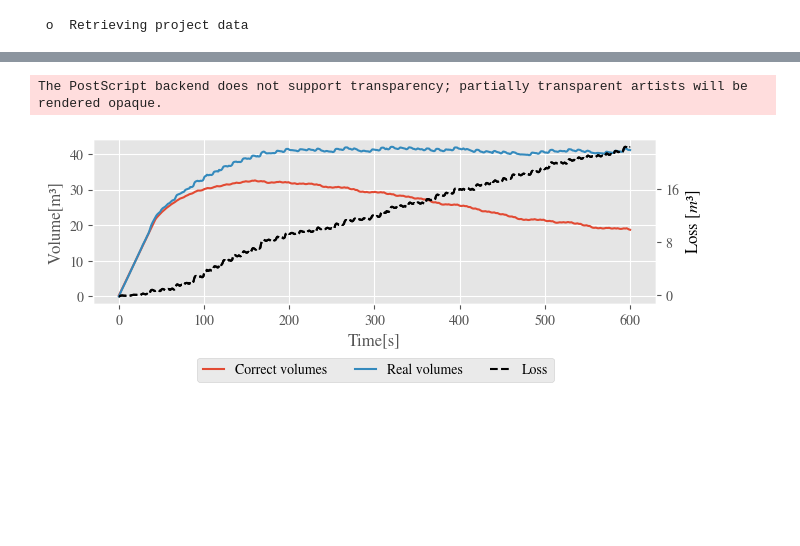
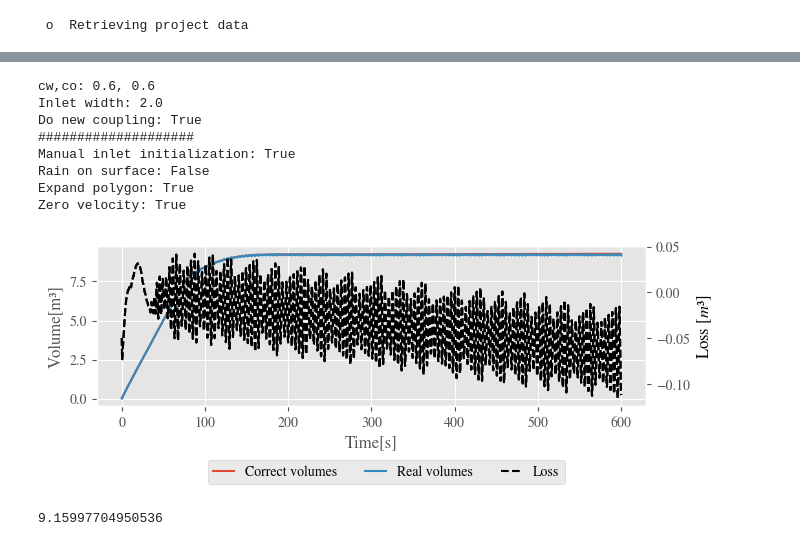
Before and after one commit to antjsor/anuga_drainage, a Jupyter notebook: simple_culvert_example/long_culvert_3inlets.ipynb, the cells around one changed output, grey strips where cells are left out. Cells and saved outputs as stored; diff of their text form; code cells hidden in the pictures; blank space fills up the shorter version.

Commit message:
mass balance fixed for 3 inlets simple culvert

```diff
--- a/simple_culvert_example/long_culvert_3inlets.ipynb
+++ b/simple_culvert_example/long_culvert_3inlets.ipynb
@@ -112,0 +197,11 @@ link_volume_0 = swmm_culvert1.volume + swmm_culvert2.volume +swmm_culvert3.volum
+# %%
+if manual_inlet_init:
+    inlet1_anuga_inlet_op.inlet.region.plot_region_v2()
+    inlet2_anuga_inlet_op.inlet.region.plot_region_v2()
+    inlet3_anuga_inlet_op.inlet.region.plot_region_v2()
+    outlet_anuga_inlet_op.inlet.region.plot_region_v2()
+
+else:
+    for node in Nodes(sim):
+        if node.is_junction():
+            inlet_operators[node.nodeid].inlet.region.plot_region_v2()
@@ -447,44 +473,76 @@ date and time = 07/03/2023 14:44:56
+# %%
+print(f'cw,co: {cw}, {co}')
+print(f'Inlet width: {inlet_width}')
+print(f'Do new coupling: {do_new_coupling}')
+print(20*'#')
+print(f'Manual inlet initialization: {manual_inlet_init}')
+print(f'Rain on surface: {do_surf_rain}')
+print(f'Expand polygon: {expand_polygon}')
+print(f'Zero velocity: {zero_velocity}')
+# %% [output]
+cw,co: 0.6, 0.6
+Inlet width: 2.0
+Do new coupling: True
+####################
+Manual inlet initialization: True
+Rain on surface: False
+Expand polygon: True
+Zero velocity: True
 # %%
 inch = 2.54
 fig_size = 17
 
 fig_size = fig_size/inch
 fig_aspect = 3
 fig, ax = plt.subplots(1,1)
 fig.set_size_inches(fig_size, fig_size/fig_aspect, forward=True)
 
 ax.plot(time_series,correct_vols,label = 'Correct volumes')
 ax.plot(time_series,real_vols, label = 'Real volumes')
 ax.set_xlabel('Time[s]')
 ax.set_ylabel('Volume[m³]')
 
 diff_ax = ax.twinx()
 diff_ax.plot(time_series,losses,label = 'Loss',color = 'k',linestyle = '--')
 diff_ax.plot(time_series,np.array(real_vols)- np.array(correct_vols),label = 'Loss',color = 'k',linestyle = '--')
 
 diff_ax.grid(False)
 diff_ax.set_ylabel('Loss [$m³$]')
 diff_ax.yaxis.set_major_locator(plt.MaxNLocator(4))
 
 diff_ax.yaxis.label.set_color(diff_ax.get_lines()[0].get_color())
 ax.plot([],[],color = 'k',linestyle = '--',label = 'Loss')
 
 
 fig.tight_layout(pad = .5)
 handles, labels = ax.get_legend_handles_labels()
 lgd = fig.legend(handles, labels, loc="lower center", bbox_to_anchor=(0.5,-0.15),handlelength=1.5,ncol=5)
-if True:
+if False:
     # plt.savefig(plot_path +'vol_vs_method_' + plotname + '.eps',format = 'eps', bbox_extra_artists=(lgd,), bbox_inches='tight')
-    if do_new_coupling:
-        plt.savefig('plots/mass_convservatio_3inlet_width' + str(inlet_width) + '_new_coupling' + '_swmm_correction' + '_tavg_' + str(time_average) + '_cms_in_' + str(baseline_flow)  + '.eps', bbox_inches='tight')
-        plt.savefig('plots/mass_convservatio_3inlet_width' + str(inlet_width) + '_new_coupling' + '_swmm_correction' + '_tavg_' + str(time_average) + '_cms_in_' + str(baseline_flow)  + '.png', bbox_inches='tight')
+    if do_surf_rain:
 
+        if do_new_coupling:
+            plt.savefig('plots/mass_convservatio_3inlet_width' + str(inlet_width) + '_surf' + '_new_coupling' + '_swmm_correction' + '_tavg_' + str(time_average) + '_cms_in_' + str(baseline_flow)  + '.eps', bbox_inches='tight')
+            plt.savefig('plots/mass_convservatio_3inlet_width' + str(inlet_width) + '_surf' + '_new_coupling' + '_swmm_correction' + '_tavg_' + str(time_average) + '_cms_in_' + str(baseline_flow)  + '.png', bbox_inches='tight')
+
+        else:
+            plt.savefig('plots/mass_convservatio_3inlet_width' + str(inlet_width) + '_surf' + '_old_coupling' + '_swmm_correction' + '_tavg_' + str(time_average) + '_cms_in_' + str(baseline_flow)  + '.eps', bbox_inches='tight')
+            plt.savefig('plots/mass_convservatio_3inlet_width' + str(inlet_width) + '_surf' + '_old_coupling' + '_swmm_correction' + '_tavg_' + str(time_average) + '_cms_in_' + str(baseline_flow)  + '.png', bbox_inches='tight')
     else:
-        plt.savefig('plots/mass_convservatio_3inlet_width' + str(inlet_width) + '_old_coupling' + 'swmm_correction' + '_tavg_' + str(time_average) + '_cms_in_' + str(baseline_flow)  + '.eps', bbox_inches='tight')
-        plt.savefig('plots/mass_convservatio_3inlet_width' + str(inlet_width) + '_old_coupling' + 'swmm_correction' + '_tavg_' + str(time_average) + '_cms_in_' + str(baseline_flow)  + '.png', bbox_inches='tight')
+
+        if do_new_coupling:
+            plt.savefig('plots/mass_convservatio_3inlet_width' + str(inlet_width) + '_pipe' + '_new_coupling' + '_swmm_correction' + '_tavg_' + str(time_average) + '_cms_in_' + str(baseline_flow)  + '.eps', bbox_inches='tight')
+            plt.savefig('plots/mass_convservatio_3inlet_width' + str(inlet_width) + '_pipe' + '_new_coupling' + '_swmm_correction' + '_tavg_' + str(time_average) + '_cms_in_' + str(baseline_flow)  + '.png', bbox_inches='tight')
+
+        else:
+            plt.savefig('plots/mass_convservatio_3inlet_width' + str(inlet_width) + '_pipe' + '_old_coupling' + '_swmm_correction' + '_tavg_' + str(time_average) + '_cms_in_' + str(baseline_flow)  + '.eps', bbox_inches='tight')
+            plt.savefig('plots/mass_convservatio_3inlet_width' + str(inlet_width) + '_pipe' + '_old_coupling' + '_swmm_correction' + '_tavg_' + str(time_average) + '_cms_in_' + str(baseline_flow)  + '.png', bbox_inches='tight')
 # %% [output]
-The PostScript backend does not support transparency; partially transparent artists will be rendered opaque.
-[figure, old version]
+[figure, new version]
+# %%
+real_vols[-1]
+# %% [output]
+9.15997704950536
 # %%
 
 inch = 2.54
```
Also changed, not shown: parts of 29 cells of this notebook, 17 other files.
